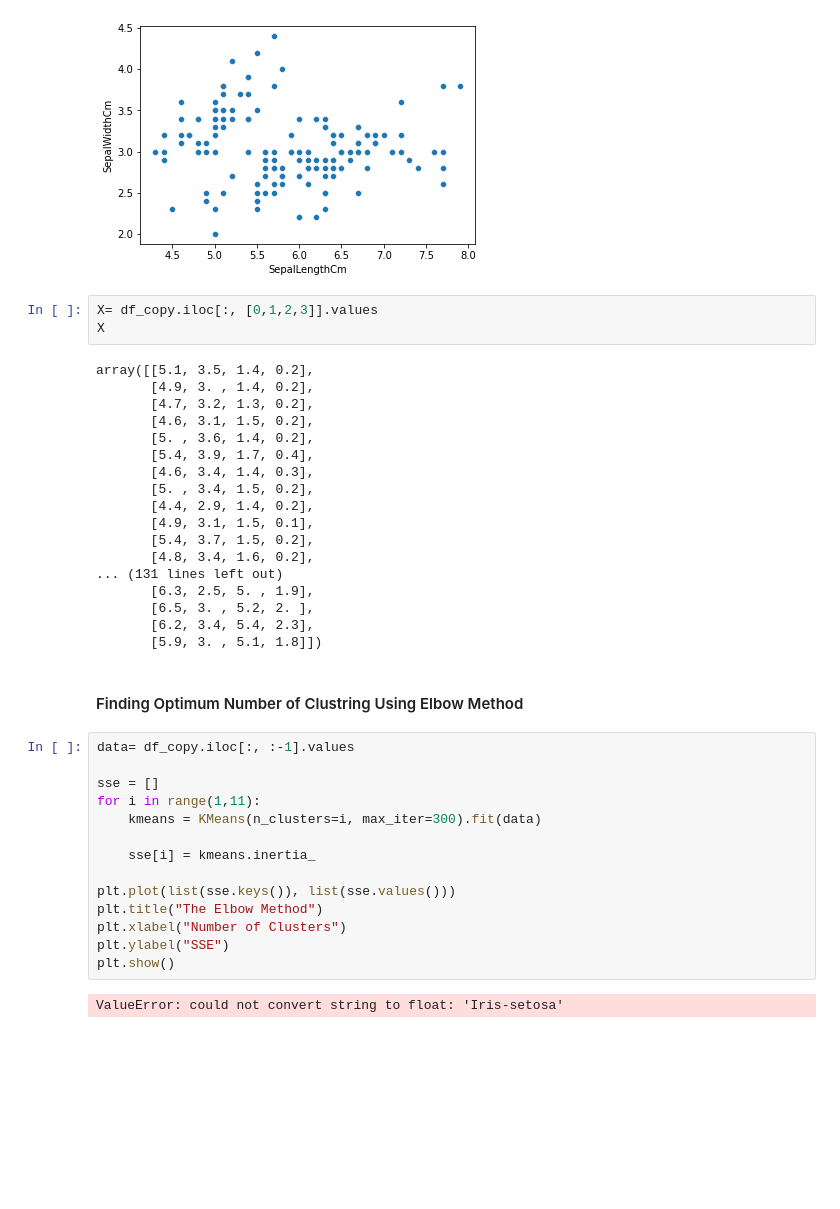
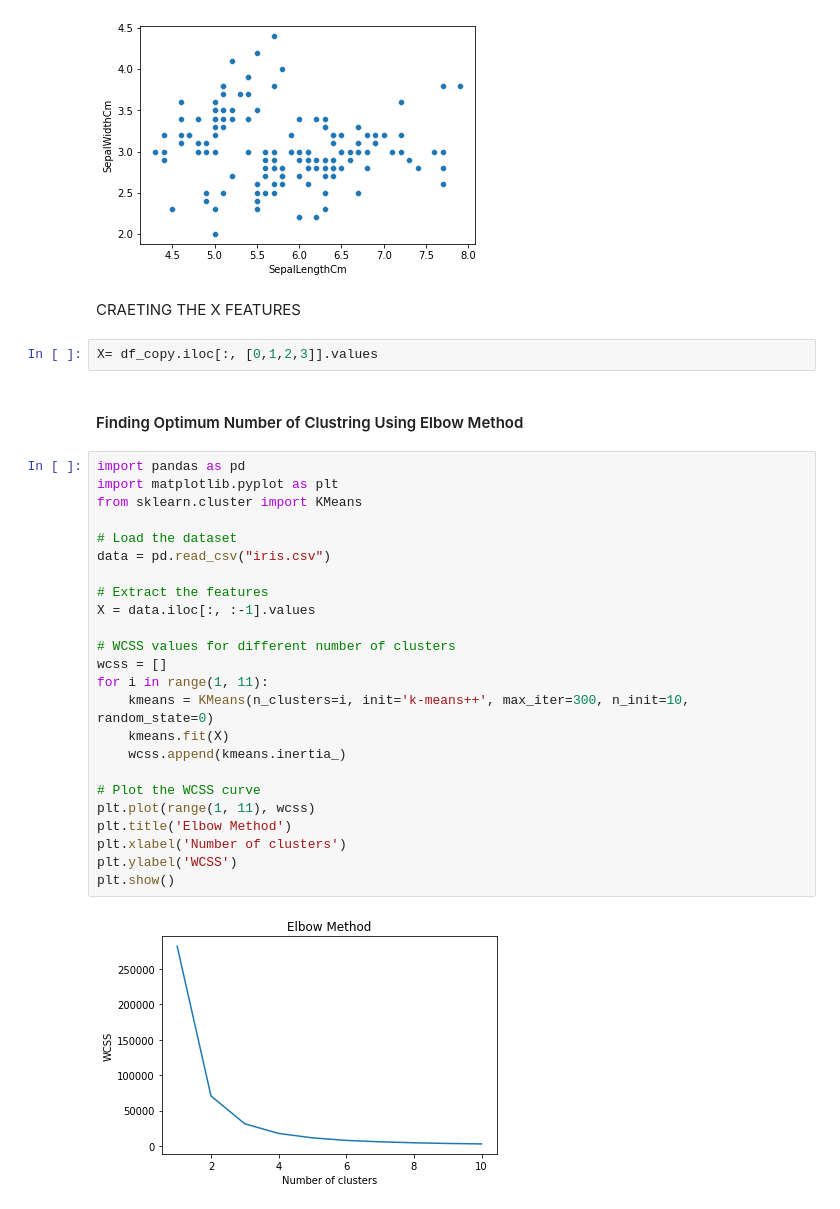
Before and after one commit to Ashutoshcs40all/GRIP, a Jupyter notebook: Task2.ipynb, the cells around one changed output. Cells and saved outputs as stored; diff of their text form; blank space fills up the shorter version.

```diff
--- a/Task2.ipynb
+++ b/Task2.ipynb
@@ -164,42 +166,35 @@ sns.scatterplot(x=df_copy.SepalLengthCm,y=df_copy.SepalWidthCm,markers=False)
 # %% [output]
 <AxesSubplot:xlabel='SepalLengthCm', ylabel='SepalWidthCm'>
 [figure]
+# %% [markdown]
+CRAETING THE X FEATURES
 # %%
 X= df_copy.iloc[:, [0,1,2,3]].values
-X
-# %% [output]
-array([[5.1, 3.5, 1.4, 0.2],
-       [4.9, 3. , 1.4, 0.2],
-       [4.7, 3.2, 1.3, 0.2],
-       [4.6, 3.1, 1.5, 0.2],
-       [5. , 3.6, 1.4, 0.2],
-       [5.4, 3.9, 1.7, 0.4],
-       [4.6, 3.4, 1.4, 0.3],
-       [5. , 3.4, 1.5, 0.2],
-       [4.4, 2.9, 1.4, 0.2],
-       [4.9, 3.1, 1.5, 0.1],
-       [5.4, 3.7, 1.5, 0.2],
-       [4.8, 3.4, 1.6, 0.2],
-... (131 lines left out)
-       [6.3, 2.5, 5. , 1.9],
-       [6.5, 3. , 5.2, 2. ],
-       [6.2, 3.4, 5.4, 2.3],
-       [5.9, 3. , 5.1, 1.8]])
 # %% [markdown]
 #### Finding Optimum Number of Clustring Using Elbow Method
 # %%
-data= df_copy.iloc[:, :-1].values
+import pandas as pd
+import matplotlib.pyplot as plt
+from sklearn.cluster import KMeans
 
-sse = []
-for i in range(1,11):
-    kmeans = KMeans(n_clusters=i, max_iter=300).fit(data)
+# Load the dataset
+data = pd.read_csv("iris.csv")
 
-    sse[i] = kmeans.inertia_
+# Extract the features
+X = data.iloc[:, :-1].values
 
-plt.plot(list(sse.keys()), list(sse.values()))
-plt.title("The Elbow Method")
-plt.xlabel("Number of Clusters")
-plt.ylabel("SSE")
+# WCSS values for different number of clusters
+wcss = []
+for i in range(1, 11):
+    kmeans = KMeans(n_clusters=i, init='k-means++', max_iter=300, n_init=10, random_state=0)
+    kmeans.fit(X)
+    wcss.append(kmeans.inertia_)
+
+# Plot the WCSS curve
+plt.plot(range(1, 11), wcss)
+plt.title('Elbow Method')
+plt.xlabel('Number of clusters')
+plt.ylabel('WCSS')
 plt.show()
 # %% [output]
-ValueError: could not convert string to float: 'Iris-setosa'
+[figure, added]
```
Also changed, not shown: parts of 3 cells of this notebook, 4 other files.
